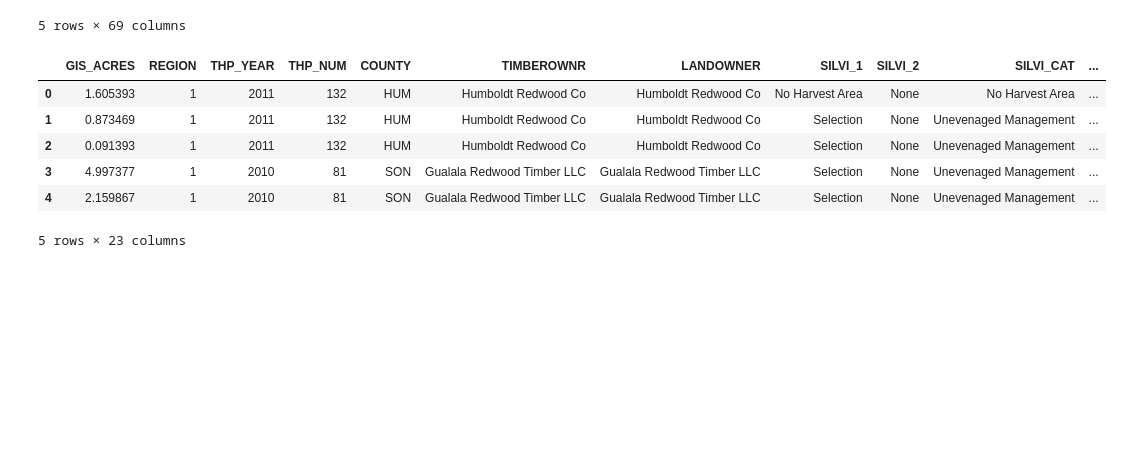
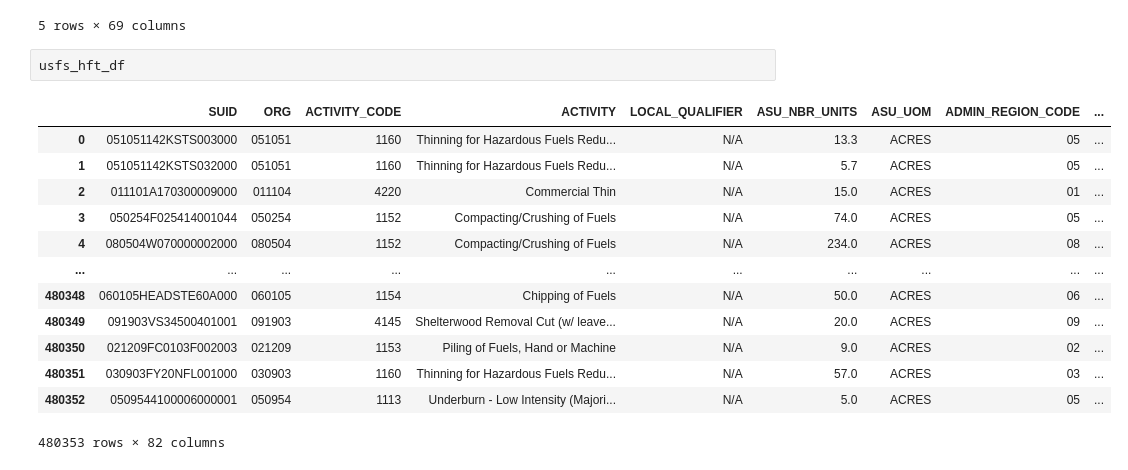
Before and after one commit to golfecholima/ca-wildfire-mitigation, a Jupyter notebook: scratch/scratch-20220407.ipynb, the cells around one changed output. Drawn from its saved outputs; the diff is of its cells as text; blank space fills up the shorter version.

Commit message:
.DS_Store removal FML, fix NTMP data source in scratch

```diff
--- a/scratch/scratch-20220407.ipynb
+++ b/scratch/scratch-20220407.ipynb
@@ -32,11 +32,18 @@ usfs_th_df.head()
 | 4 | 02 | 02 | Bighorn National Forest | 0202 | Buffalo Ranger District | ... |
 5 rows × 69 columns
 # %%
+usfs_hft_df
 # %% [output]
-|  | GIS_ACRES | REGION | THP_YEAR | THP_NUM | COUNTY | TIMBEROWNR | LANDOWNER | SILVI_1 | SILVI_2 | SILVI_CAT | ... |
-| 0 | 1.605393 | 1 | 2011 | 132 | HUM | Humboldt Redwood Co | Humboldt Redwood Co | No Harvest Area | None | No Harvest Area | ... |
-| 1 | 0.873469 | 1 | 2011 | 132 | HUM | Humboldt Redwood Co | Humboldt Redwood Co | Selection | None | Unevenaged Management | ... |
-| 2 | 0.091393 | 1 | 2011 | 132 | HUM | Humboldt Redwood Co | Humboldt Redwood Co | Selection | None | Unevenaged Management | ... |
-| 3 | 4.997377 | 1 | 2010 | 81 | SON | Gualala Redwood Timber LLC | Gualala Redwood Timber LLC | Selection | None | Unevenaged Management | ... |
-| 4 | 2.159867 | 1 | 2010 | 81 | SON | Gualala Redwood Timber LLC | Gualala Redwood Timber LLC | Selection | None | Unevenaged Management | ... |
+|  | SUID | ORG | ACTIVITY_CODE | ACTIVITY | LOCAL_QUALIFIER | ASU_NBR_UNITS | ASU_UOM | ADMIN_REGION_CODE | ... |
+| 0 | 051051142KSTS003000 | 051051 | 1160 | Thinning for Hazardous Fuels Redu... | N/A | 13.3 | ACRES | 05 | ... |
+| 1 | 051051142KSTS032000 | 051051 | 1160 | Thinning for Hazardous Fuels Redu... | N/A | 5.7 | ACRES | 05 | ... |
+| 2 | 011101A170300009000 | 011104 | 4220 | Commercial Thin | N/A | 15.0 | ACRES | 01 | ... |
+| 3 | 050254F025414001044 | 050254 | 1152 | Compacting/Crushing of Fuels | N/A | 74.0 | ACRES | 05 | ... |
+| 4 | 080504W070000002000 | 080504 | 1152 | Compacting/Crushing of Fuels | N/A | 234.0 | ACRES | 08 | ... |
+| ... | ... | ... | ... | ... | ... | ... | ... | ... | ... |
+| 480348 | 060105HEADSTE60A000 | 060105 | 1154 | Chipping of Fuels | N/A | 50.0 | ACRES | 06 | ... |
+| 480349 | 091903VS34500401001 | 091903 | 4145 | Shelterwood Removal Cut (w/ leave... | N/A | 20.0 | ACRES | 09 | ... |
+| 480350 | 021209FC0103F002003 | 021209 | 1153 | Piling of Fuels, Hand or Machine | N/A | 9.0 | ACRES | 02 | ... |
+| 480351 | 030903FY20NFL001000 | 030903 | 1160 | Thinning for Hazardous Fuels Redu... | N/A | 57.0 | ACRES | 03 | ... |
+| 480352 | 0509544100006000001 | 050954 | 1113 | Underburn - Low Intensity (Majori... | N/A | 5.0 | ACRES | 05 | ... |
-5 rows × 23 columns
+480353 rows × 82 columns
```
Also changed, not shown: parts of 4 cells of this notebook, 1 other file.
